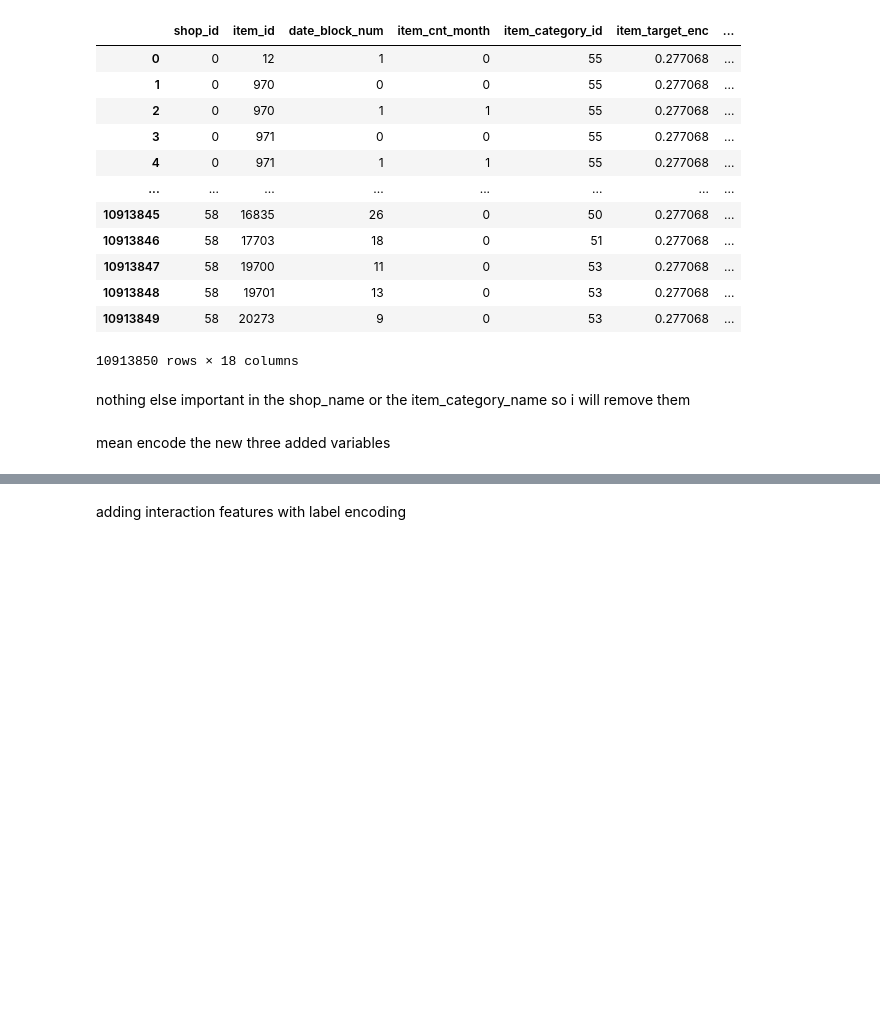
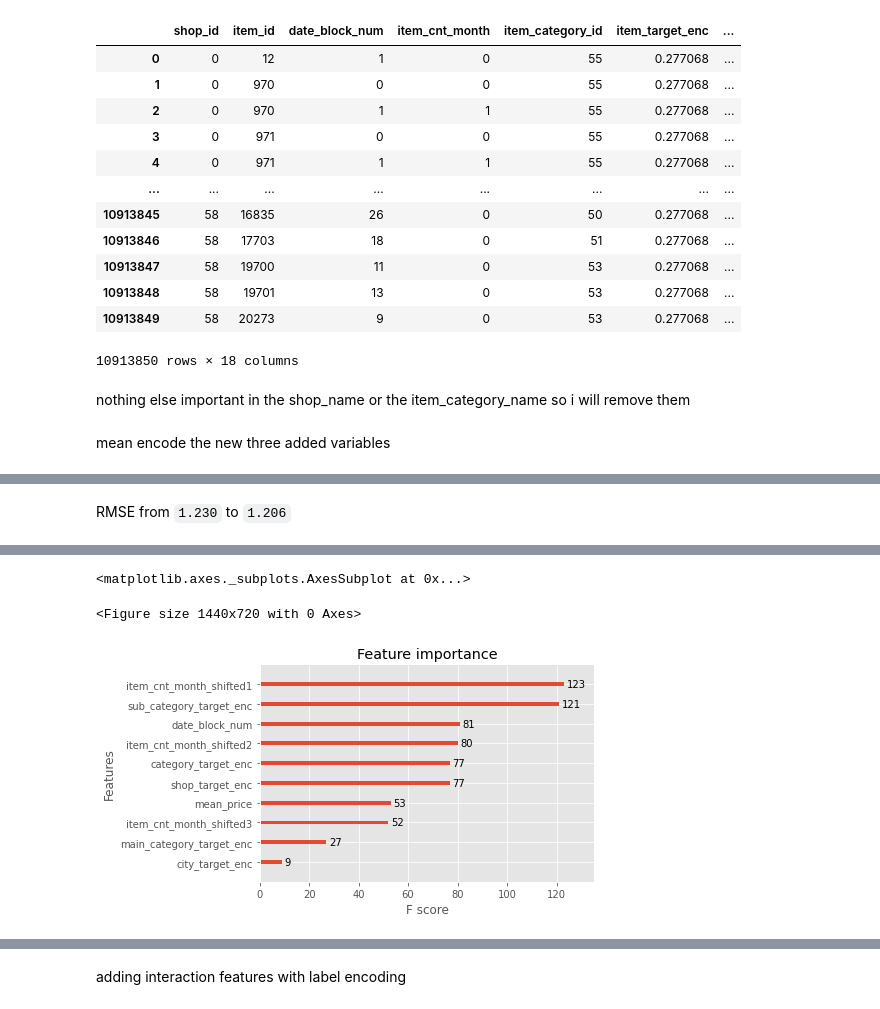
Before and after one commit to mohiiieldin/Predict-Future-Sales-Competition-on-Kaggle-Python-, a Jupyter notebook: Predict_Future_Sales.ipynb, the cells around one changed output, grey strips where cells are left out. Drawn from its saved outputs; the diff is of its cells as text; code cells hidden in the pictures; blank space fills up the shorter version.

```diff
--- a/Predict_Future_Sales.ipynb
+++ b/Predict_Future_Sales.ipynb
@@ -1100,0 +1128,8 @@ test.drop(['shop_name_translated','item_category_name_translated'] , inplace = T
+# %% [markdown]
+RMSE from `1.230` to `1.206`
+# %%
+xgb = pickle.load(open('/content/xgb_all_features.sav', 'rb'))
+plt.figure(figsize=(20,10))
+plt.style.use('ggplot')
+plot_importance(xgb)
+# %% [output]
@@ -1100,0 +1137,3 @@ test.drop(['shop_name_translated','item_category_name_translated'] , inplace = T
+<matplotlib.axes._subplots.AxesSubplot at 0x...>
+<Figure size 1440x720 with 0 Axes>
+[figure, added]
```
Also changed, not shown: parts of 35 cells of this notebook.
